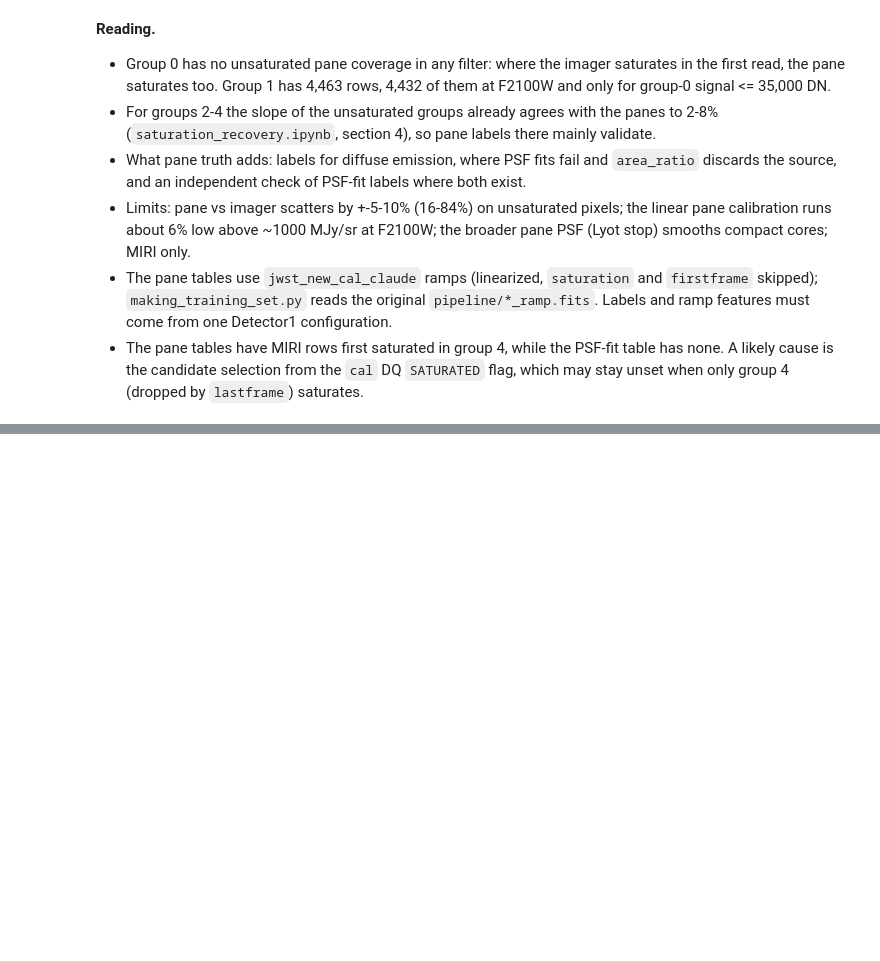
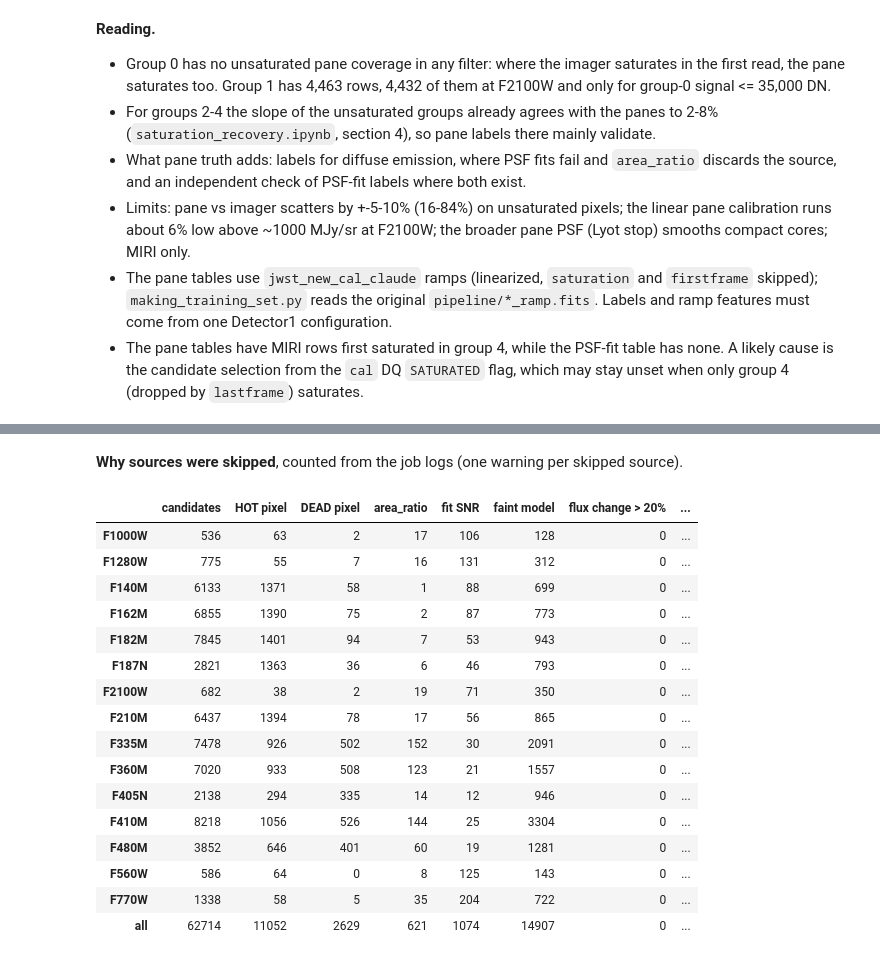
Before and after one commit to tyoo37/w51_sat_recover, a Jupyter notebook: notebooks/progress_report.ipynb, the cells around one changed output, grey strips where cells are left out. Cells and saved outputs as stored; diff of their text form; code cells hidden in the pictures; blank space fills up the shorter version.

```diff
--- a/notebooks/progress_report.ipynb
+++ b/notebooks/progress_report.ipynb
@@ -434,0 +480,37 @@ plt.tight_layout()
+# %% [markdown]
+**Why sources were skipped**, counted from the job logs (one warning per skipped source).
+# %%
+logs = sorted(glob.glob(f'{REPO}/script/making_training_set-*_46884*.log'))
+reasons = {'HOT pixel': 'flagged as HOT', 'DEAD pixel': 'flagged as DEAD', 'area_ratio': 'larger than the model',
+           'fit SNR': 'low SNR', 'faint model': 'pixels above threshold; skipping', 'flux change > 20%': 'changed the total flux',
+           'PSF fit failed': 'PSF photometry failed'}
+skip = {}
+for lf in logs:
+    F = re.search(r'making_training_set-(F\w+?)_', lf).group(1)
+    txt = open(lf, errors='replace').read()
+    row = {'candidates': len(re.findall(r'^Source \d+: center', txt, re.M))}
+    row.update({k: txt.count(v) for k, v in reasons.items()})
+    row['tracebacks'] = txt.count('Traceback')
+    skip[F] = row
+skip = pd.DataFrame(skip).T
+skip['kept'] = skip['candidates'] - skip[list(reasons)].sum(axis=1)
+skip.loc['all'] = skip.sum()
+skip
+# %% [output]
+|  | candidates | HOT pixel | DEAD pixel | area_ratio | fit SNR | faint model | flux change > 20% | ... |
+| F1000W | 536 | 63 | 2 | 17 | 106 | 128 | 0 | ... |
+| F1280W | 775 | 55 | 7 | 16 | 131 | 312 | 0 | ... |
+| F140M | 6133 | 1371 | 58 | 1 | 88 | 699 | 0 | ... |
+| F162M | 6855 | 1390 | 75 | 2 | 87 | 773 | 0 | ... |
+| F182M | 7845 | 1401 | 94 | 7 | 53 | 943 | 0 | ... |
+| F187N | 2821 | 1363 | 36 | 6 | 46 | 793 | 0 | ... |
+| F2100W | 682 | 38 | 2 | 19 | 71 | 350 | 0 | ... |
+| F210M | 6437 | 1394 | 78 | 17 | 56 | 865 | 0 | ... |
+| F335M | 7478 | 926 | 502 | 152 | 30 | 2091 | 0 | ... |
+| F360M | 7020 | 933 | 508 | 123 | 21 | 1557 | 0 | ... |
+| F405N | 2138 | 294 | 335 | 14 | 12 | 946 | 0 | ... |
+| F410M | 8218 | 1056 | 526 | 144 | 25 | 3304 | 0 | ... |
+| F480M | 3852 | 646 | 401 | 60 | 19 | 1281 | 0 | ... |
+| F560W | 586 | 64 | 0 | 8 | 125 | 143 | 0 | ... |
+| F770W | 1338 | 58 | 5 | 35 | 204 | 722 | 0 | ... |
+| all | 62714 | 11052 | 2629 | 621 | 1074 | 14907 | 0 | ... |
```
Also changed, not shown: parts of 16 cells of this notebook.
